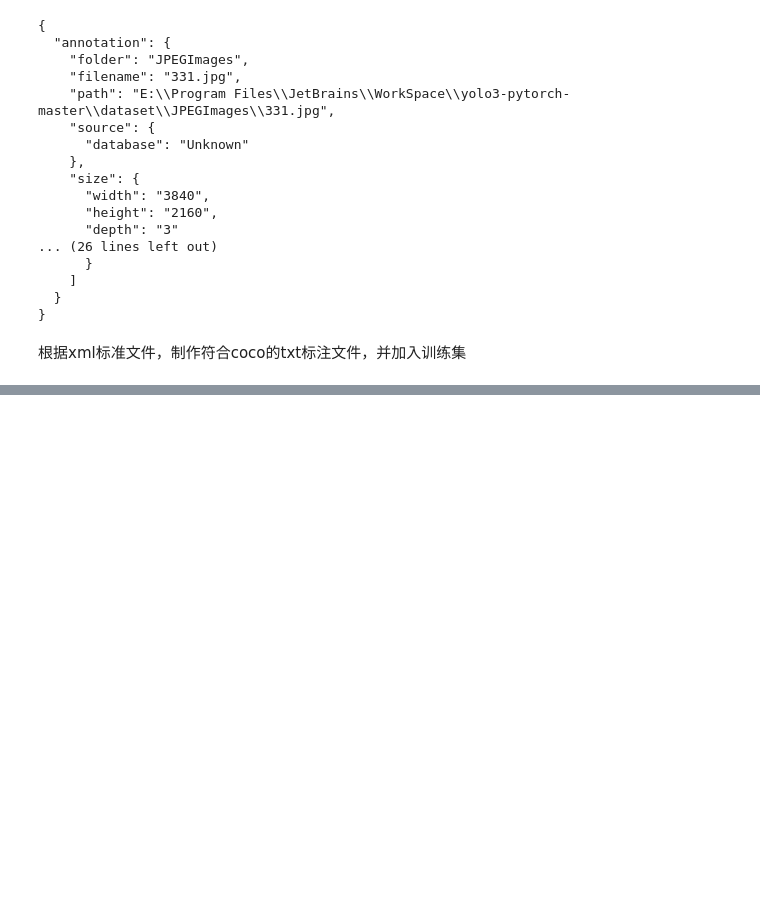
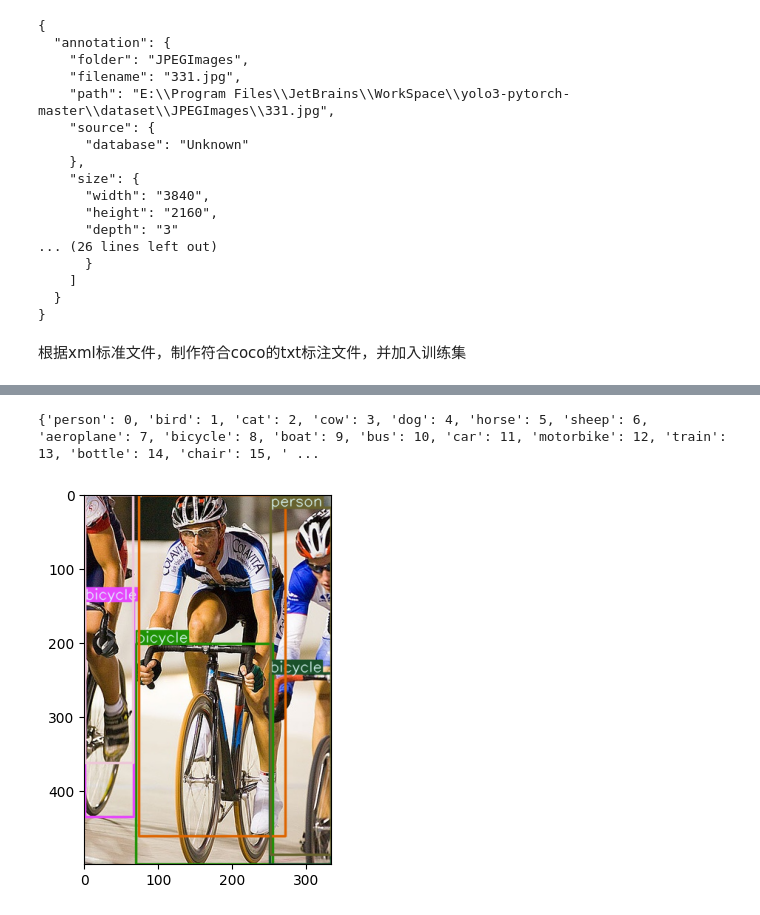
Before and after one commit to zxlgh/yolov3m, a Jupyter notebook: debug.ipynb, the cells around one changed output, grey strips where cells are left out. Saved outputs shown, nothing was run; the diff lists cells and outputs as text; code cells hidden in the pictures; blank space fills up the shorter version.

```diff
--- a/debug.ipynb
+++ b/debug.ipynb
@@ -230,0 +226,10 @@ print(len(list(root_img.iterdir())))
+# %%
+root = root.absolute()
+train_txt = root / "train.txt"
+with open(train_txt, 'w') as f:
+    for row in train_imgs_files:
+        f.write(str(row) + '\n')
+val_txt = root / "val.txt"
+with open(val_txt, 'w') as f:
+    for row in val_imgs_files:
+        f.write(str(row) + '\n')
@@ -230,0 +296,10 @@ print(len(list(root_img.iterdir())))
+# %%
+import yaml
+with open("settings/VOC-names.yaml", 'r') as f:
+    data = yaml.safe_load(f.read())['names']
+cls_index = {}
+for k, v in data.items():
+    cls_index[v] = k
+print(cls_index)
+# %% [output]
+{'person': 0, 'bird': 1, 'cat': 2, 'cow': 3, 'dog': 4, 'horse': 5, 'sheep': 6, 'aeroplane': 7, 'bicycle': 8, 'boat': 9, 'bus': 10, 'car': 11, 'motorbike': 12, 'train': 13, 'bottle': 14, 'chair': 15, ' ...
@@ -230,0 +349,40 @@ print(len(list(root_img.iterdir())))
+# %%
+from turtle import width
+import cv2
+import numpy as np
+from utils import plot_one_box
+from matplotlib import pyplot as plt
+import random
+
+img_path = "../data/VOCdevkit/VOC2012/images/2007_000129.jpg"
+anno_path = img_path.replace('images', 'labels').replace('.jpg', '.txt')
+img = cv2.imread(img_path)
+img = cv2.cvtColor(img, cv2.COLOR_BGR2RGB)
+
+with open(anno_path, 'r') as f:
+    # anno =
+    anno = np.array([row.strip('').split() for row in f.readlines()], dtype=np.float32)
+
+height, width = img.shape[:2]
+
+anno[:, 1] *= width
+anno[:, 3] *= width
+anno[:, 2] *= height
+anno[:, 4] *= height
+anno_ = anno.copy()
+anno_[:, 1] = anno[:, 1] - anno[:, 3] / 2
+anno_[:, 2] = anno[:, 2] - anno[:, 4] / 2
+anno_[:, 3] = anno[:, 1] + anno[:, 3] / 2
+anno_[:, 4] = anno[:, 2] + anno[:, 4] / 2
+
+with open("settings/VOC-names.yaml", 'r') as f:
+    classes = yaml.safe_load(f.read())["names"]
+
+for i in range(anno_.shape[0]):
+    color = [random.randint(0,255) for _ in range(3)]
+    plot_one_box(anno_[i][1:], img, color=color, label=classes[int(anno_[i][0])])
+
+plt.imshow(img)
+plt.show()
+# %% [output]
+[figure, added]
```
Also changed, not shown: parts of 6 cells of this notebook, 8 other files.
